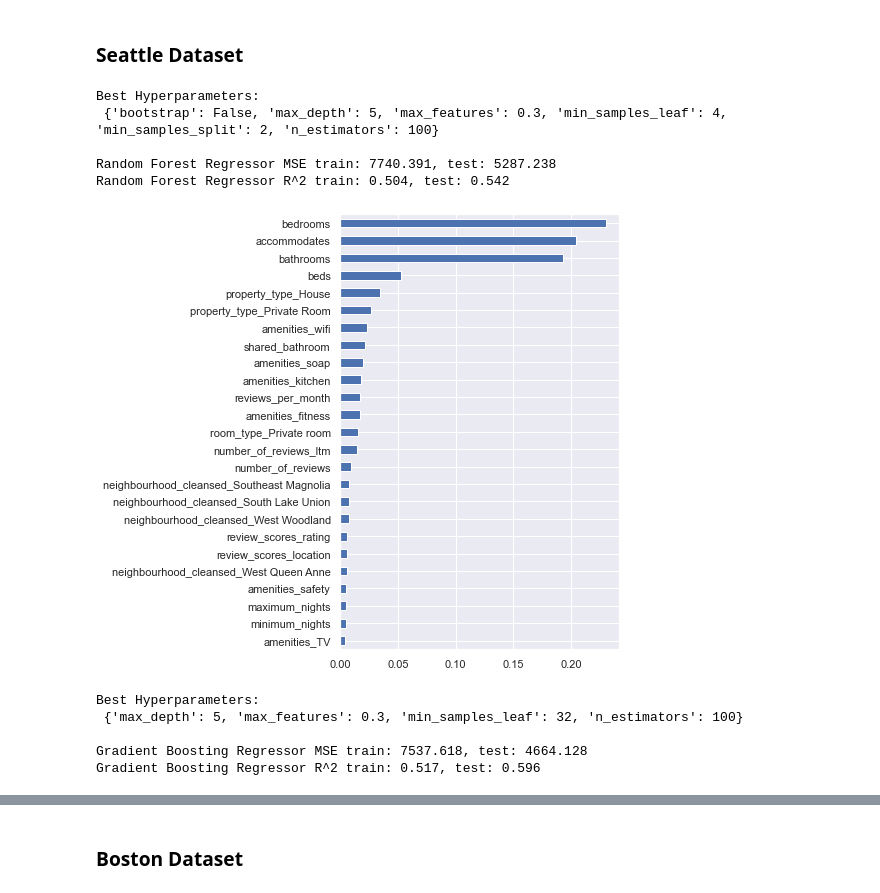
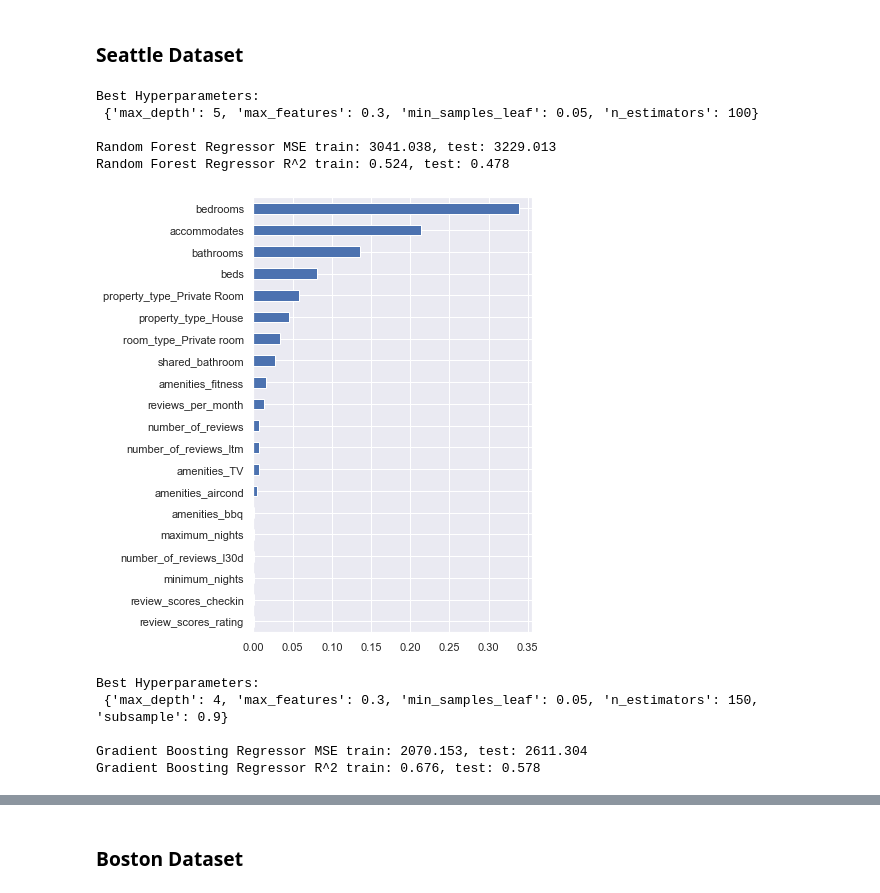
Before and after one commit to nikokydes/Udacity_DS_Proj1, a Jupyter notebook: Project1.ipynb, the cells around one changed output, grey strips where cells are left out. Cells and saved outputs as stored; diff of their text form; code cells hidden in the pictures.

```diff
--- a/Project1.ipynb
+++ b/Project1.ipynb
@@ -640,9 +662,9 @@ Shape of Boston dataset:  (2934, 67)
 # %% [markdown]
 ### Seattle Dataset
 # %%
-# Split data into training and testing sets
-X = sea_list.drop(columns = 'price')
-y = sea_list[['price']]
+# Split data into training and testing sets, drop price outliers above the 99th percentile
+X = sea_list[sea_list.price < 600].drop(columns = 'price')
+y = sea_list[sea_list.price < 600][['price']]
 
 X_train, X_test, y_train, y_test = train_test_split(X, y, test_size = 0.3, random_state=42)
 # %%
@@ -651,12 +673,10 @@ rf = RandomForestRegressor(random_state=42)
 
 # Original search grid
 # params_rf = {
-#     'n_estimators': [50, 100, 500],
+#     'n_estimators': [50, 100, 200],
 #     'max_depth': [3, 4, 5],
-#     'max_features': [0.2, 0.3, 0.6],
-#     'min_samples_leaf': [2, 4, 6],
-#     'min_samples_split': [2, 5, 10],
-#     'bootstrap': [True, False]
+#     'max_features': [0.2, 0.3],
+#     'min_samples_leaf': [0.1, 0.05, 0.1, 0.3]
 # }
 
 # Optimal parameters
@@ -664,12 +684,10 @@ params_rf = {
     'n_estimators': [100],
     'max_depth': [5],
     'max_features': [0.3],
-    'min_samples_leaf': [4],
-    'min_samples_split': [2],
-    'bootstrap': [False]
+    'min_samples_leaf': [0.05],
 }
 
-grid_rf = GridSearchCV(estimator=rf, param_grid=params_rf, cv=5, scoring='neg_mean_squared_error', n_jobs=-1)
+grid_rf = GridSearchCV(estimator=rf, param_grid=params_rf, cv=3, scoring='neg_mean_squared_error', n_jobs=-1)
 
 grid_rf.fit(X_train, y_train.squeeze())
 
@@ -689,39 +707,41 @@ print('Random Forest Regressor R^2 train: %.3f, test: %.3f' % (
         r2_score(y_test, y_test_pred)))
 # %% [output]
 Best Hyperparameters:
- {'bootstrap': False, 'max_depth': 5, 'max_features': 0.3, 'min_samples_leaf': 4, 'min_samples_split': 2, 'n_estimators': 100}
+ {'max_depth': 5, 'max_features': 0.3, 'min_samples_leaf': 0.05, 'n_estimators': 100}
 
-Random Forest Regressor MSE train: 7740.391, test: 5287.238
-Random Forest Regressor R^2 train: 0.504, test: 0.542
+Random Forest Regressor MSE train: 3041.038, test: 3229.013
+Random Forest Regressor R^2 train: 0.524, test: 0.478
 # %%
 # Plot feature importances for the random forest regressor
 feat_imp = pd.Series(best_model_rf.feature_importances_, index=X_train.columns)
 
 fig, ax = plt.subplots(1, 1, figsize=(5,8))
-_ = feat_imp.nlargest(25).plot(kind='barh', ax=ax).invert_yaxis()
+_ = feat_imp.nlargest(20).plot(kind='barh', ax=ax).invert_yaxis()
 # %% [output]
-[figure, old version]
+[figure, new version]
 # %%
 # Gradient Boosing Regressor
 gb = GradientBoostingRegressor(random_state=42)
 
 # Grid search parameters
 # params_gb = {
-#     'n_estimators': [50, 100],
-#     'max_depth': [4, 5, 6],
+#     'n_estimators': [50, 100, 150],
+#     'max_depth': [3, 4, 5, 6],
 #     'max_features': ['auto', 'sqrt', 0.2, 0.3],
-#     'min_samples_leaf': [1, 16, 32]
+#     'min_samples_leaf': [0.05, 0.1, 0.3],
+#     'subsample': [0.7, 0.9]
 # }
 
 # Optimal parameters
 params_gb = {
-    'n_estimators': [100],
-    'max_depth': [5],
+    'n_estimators': [150],
+    'max_depth': [4],
     'max_features': [0.3],
-    'min_samples_leaf': [32]
+    'min_samples_leaf': [0.05],
+    'subsample': [0.7, 0.9]
 }
 
-grid_gb = GridSearchCV(estimator=gb, param_grid=params_gb, cv=5, scoring='neg_mean_squared_error', n_jobs=-1)
+grid_gb = GridSearchCV(estimator=gb, param_grid=params_gb, cv=3, scoring='neg_mean_squared_error', n_jobs=-1)
 
 grid_gb.fit(X_train, y_train.squeeze())
 
@@ -741,10 +761,10 @@ print('Gradient Boosting Regressor R^2 train: %.3f, test: %.3f' % (
         r2_score(y_test, y_test_pred)))
 # %% [output]
 Best Hyperparameters:
- {'max_depth': 5, 'max_features': 0.3, 'min_samples_leaf': 32, 'n_estimators': 100}
+ {'max_depth': 4, 'max_features': 0.3, 'min_samples_leaf': 0.05, 'n_estimators': 150, 'subsample': 0.9}
 
-Gradient Boosting Regressor MSE train: 7537.618, test: 4664.128
-Gradient Boosting Regressor R^2 train: 0.517, test: 0.596
+Gradient Boosting Regressor MSE train: 2070.153, test: 2611.304
+Gradient Boosting Regressor R^2 train: 0.676, test: 0.578
 # %%
 # Plot feature importances for the gradient boosting regressor
 feat_imp_sea = pd.Series(best_model_gb.feature_importances_, index=X_train.columns)
```
Also changed, not shown: parts of 17 cells of this notebook.
